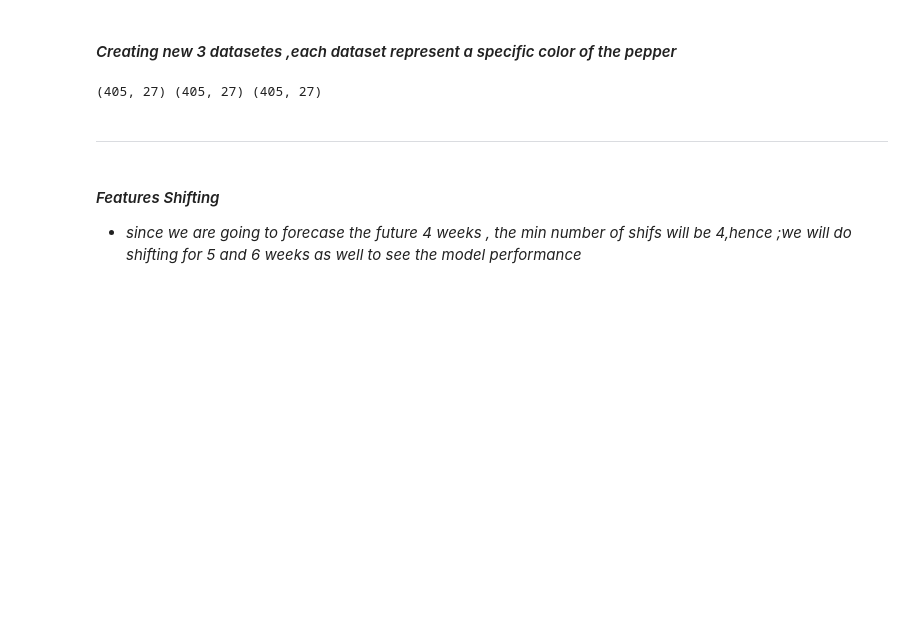
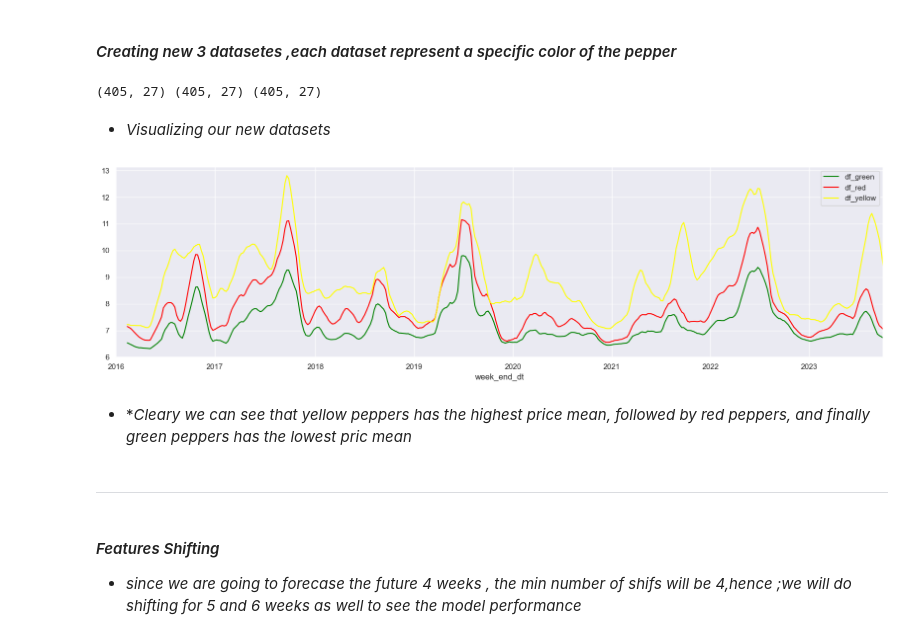
Before and after one commit to omar-ammar0/Intern_Final_Project, a Jupyter notebook: notebooks/Data_Cleaning/Features_Engineering.ipynb, the cells around one changed output. Drawn from its saved outputs; the diff is of its cells as text; code cells hidden in the pictures; blank space fills up the shorter version.

```diff
--- a/notebooks/Data_Cleaning/Features_Engineering.ipynb
+++ b/notebooks/Data_Cleaning/Features_Engineering.ipynb
@@ -35,6 +50,17 @@ df_yellow=df[df["yellow"]==1].drop(["red","yellow","green"],axis=1)
 print(df_red.shape,df_green.shape,df_yellow.shape)
 # %% [output]
 (405, 27) (405, 27) (405, 27)
+# %% [markdown]
+* *Visualizing our new datasets*
+# %%
+df_green["price"].rolling(window=7).mean().plot(figsize=(20,5),color="green");
+df_red["price"].rolling(window=7).mean().plot(figsize=(20,5),color="red");
+df_yellow["price"].rolling(window=7).mean().plot(figsize=(20,5),color="yellow");
+plt.legend(["df_green","df_red","df_yellow"]);
+# %% [output]
+[figure, added]
+# %% [markdown]
+* **Cleary we can see that yellow peppers has the highest price mean, followed by red peppers, and finally green peppers has the lowest pric mean*
 # %% [markdown]
 ---
 # %% [markdown]
```
Also changed, not shown: parts of 6 cells of this notebook, 2 other files.
